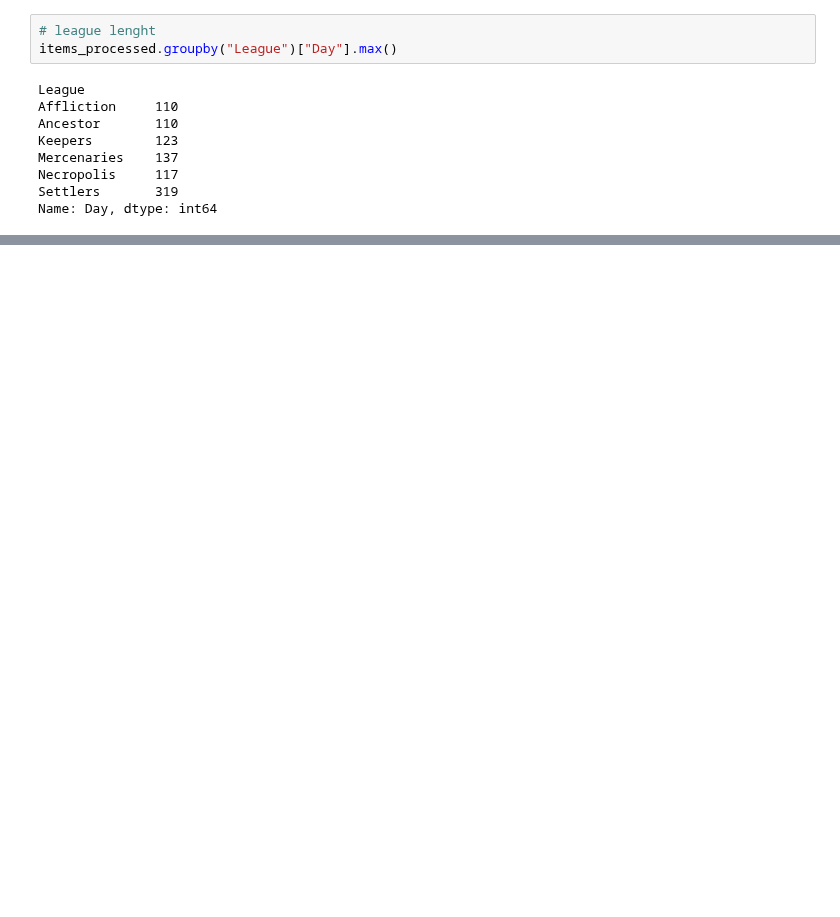
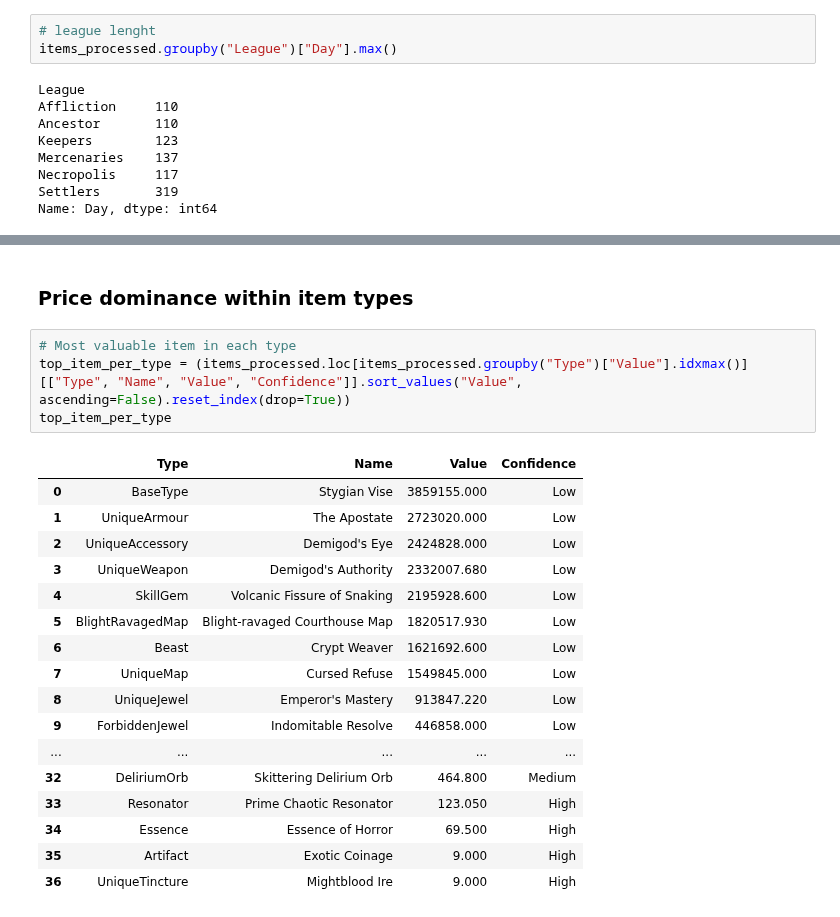
Before and after one commit to NataliaMiodowska/PoeMarketAnalyser, a Jupyter notebook: notebooks/02_actual_exploratory_data_analysis.ipynb, the cells around one changed output, grey strips where cells are left out. Saved outputs shown, nothing was run; the diff lists cells and outputs as text; blank space fills up the shorter version.

```diff
--- a/notebooks/02_actual_exploratory_data_analysis.ipynb
+++ b/notebooks/02_actual_exploratory_data_analysis.ipynb
@@ -86,0 +147,24 @@ Name: Day, dtype: int64
+# %% [markdown]
+### Price dominance within item types
+# %%
+# Most valuable item in each type
+top_item_per_type = (items_processed.loc[items_processed.groupby("Type")["Value"].idxmax()][["Type", "Name", "Value", "Confidence"]].sort_values("Value", ascending=False).reset_index(drop=True))
+top_item_per_type
+# %% [output]
+|  | Type | Name | Value | Confidence |
+| 0 | BaseType | Stygian Vise | 3859155.000 | Low |
+| 1 | UniqueArmour | The Apostate | 2723020.000 | Low |
+| 2 | UniqueAccessory | Demigod's Eye | 2424828.000 | Low |
+| 3 | UniqueWeapon | Demigod's Authority | 2332007.680 | Low |
+| 4 | SkillGem | Volcanic Fissure of Snaking | 2195928.600 | Low |
+| 5 | BlightRavagedMap | Blight-ravaged Courthouse Map | 1820517.930 | Low |
+| 6 | Beast | Crypt Weaver | 1621692.600 | Low |
+| 7 | UniqueMap | Cursed Refuse | 1549845.000 | Low |
+| 8 | UniqueJewel | Emperor's Mastery | 913847.220 | Low |
+| 9 | ForbiddenJewel | Indomitable Resolve | 446858.000 | Low |
+| ... | ... | ... | ... | ... |
+| 32 | DeliriumOrb | Skittering Delirium Orb | 464.800 | Medium |
+| 33 | Resonator | Prime Chaotic Resonator | 123.050 | High |
+| 34 | Essence | Essence of Horror | 69.500 | High |
+| 35 | Artifact | Exotic Coinage | 9.000 | High |
+| 36 | UniqueTincture | Mightblood Ire | 9.000 | High |
```
Also changed, not shown: parts of 26 cells of this notebook.
